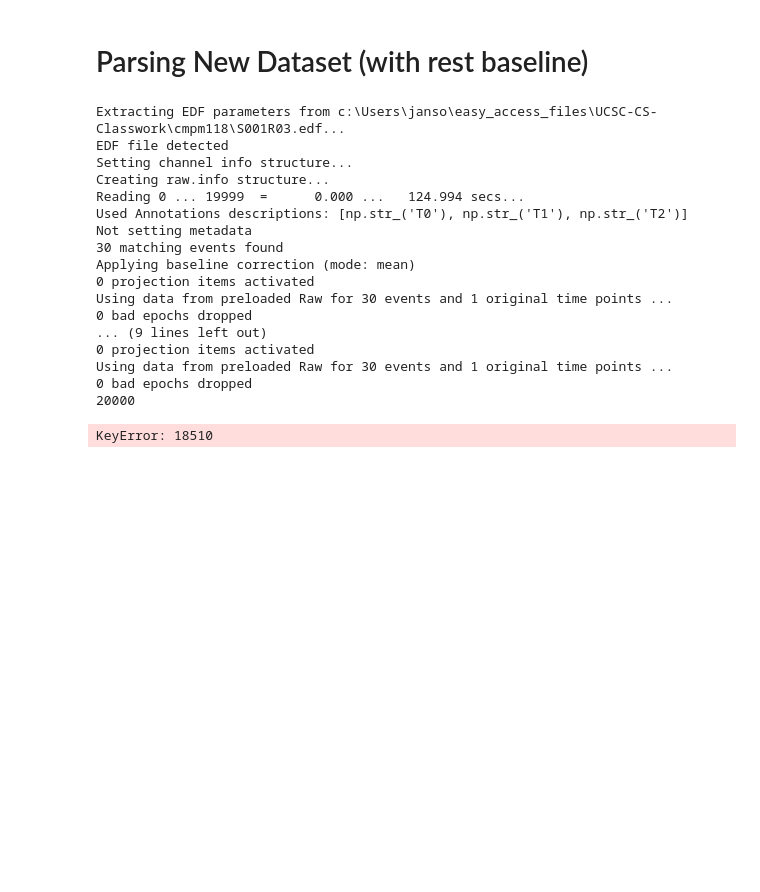
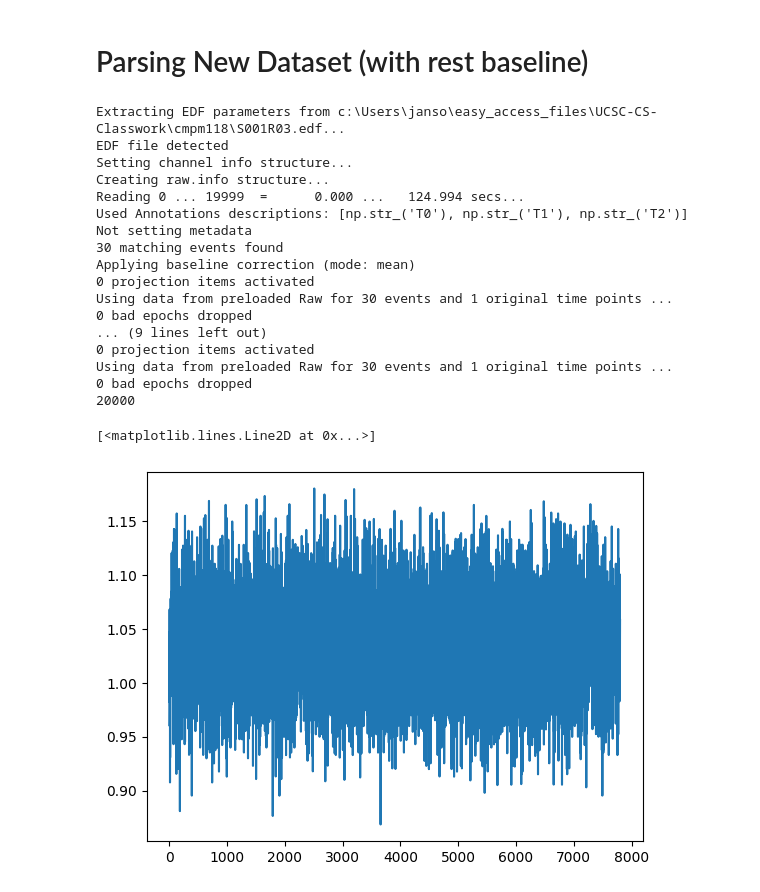
Before and after one commit to sierrajanson/cmpm118, a Jupyter notebook: encode.ipynb, the cells around one changed output. Drawn from its saved outputs; the diff is of its cells as text; code cells hidden in the pictures; blank space fills up the shorter version.

Commit message:
model working

```diff
--- a/encode.ipynb
+++ b/encode.ipynb
@@ -447,8 +447,8 @@ class CustomDataset():
         col0 = np.array(labels).reshape(-1,1)
         cols = np.array(features)
         self.data = pd.DataFrame(np.hstack((col0, cols)))
-        self.labels = pd.DataFrame(labels) # set the first line of the input data as the label (Originally 1 or 2, but we -1 here so they become 0 or 1)
-        self.features = pd.DataFrame(features) # set the rest of the input data as the feature (FLUX over time)
+        self.labels = labels # set the first line of the input data as the label (Originally 1 or 2, but we -1 here so they become 0 or 1)
+        self.features = features # set the rest of the input data as the feature (FLUX over time)
         # what is below
         self.transform = transform # transformation (which is None) that will be applied to samples.
         # If you want to have a look at how does this dataset look like with pandas,
@@ -512,11 +512,11 @@ class Net(nn.Module):
         super().__init__()
 
         # Initialize layers (3 linear layers and 3 leaky layers)
-        self.fc1 = nn.Linear(3197, 128) # takes an input of 3197 and outputs 128
+        self.fc1 = nn.Linear(64, 128) # takes an input of 3197 and outputs 128
         self.lif1 = snn.Leaky(beta=beta, spike_grad=spike_grad)
         self.fc2 = nn.Linear(64, 64) # takes an input of 64 and outputs 68
         self.lif2 = snn.Leaky(beta=beta, spike_grad=spike_grad)
-        self.fc3 = nn.Linear(32, 2) # takes in 32 inputs and outputs our two outputs (planet with/without an exoplanet)
+        self.fc3 = nn.Linear(32, 3) # takes in 32 inputs and outputs our two outputs (planet with/without an exoplanet)
         self.lif3 = snn.Leaky(beta=beta, spike_grad=spike_grad)
 
     def forward(self, x):
@@ -542,5 +542,5 @@ model = Net()
 criterion = nn.CrossEntropyLoss()  # look up binarycross entropy if we have time
 optimizer = optim.SGD(model.parameters(), lr=0.001) # stochastic gradient descent with a learning rate of 0.001
 # %%
-results = pd.DataFrame(columns=['Epoch', 'Accuracy', 'Sensitivity', 'Specificity', 'AUC-ROC', 'Test Loss'])
-num_epochs = 100
+results = pd.DataFrame(columns=['Epoch', 'Accuracy','Test Loss'])#['Epoch', 'Accuracy', 'Sensitivity', 'Specificity', 'AUC-ROC', 'Test Loss'])
+num_epochs = 25
@@ -558,16 +549,16 @@ losses = []
 for epoch in range(num_epochs): # iterate through num_epochs
     model.train() # forward pass
     for data in train_dataloader: # iterate through every data sample
-        print("HELLO")
         inputs, labels = data['feature'].float(), data['label']  # Float
         optimizer.zero_grad() # clear previously stored gradients
         outputs = model(inputs) #
         loss = criterion(outputs, labels) # calculates the difference (loss) between actual values and predictions
         loss.backward() # backward pass on the loss
         optimizer.step() # updates parameters
-        losses.append(loss)
+        losses.append(loss.detach().numpy())
+        # print(loss)
     # Test Set, evaluate the model every epoch
-    model.eval()
+    # model.eval()
     # with torch.no_grad():
     #     test_loss = 0.0
     #     correct = 0
@@ -581,7 +572,7 @@ for epoch in range(num_epochs): # iterate through num_epochs
     #         test_loss += criterion(outputs, labels).item()
     #         _, predicted = torch.max(outputs.data, 1)
     #         total += labels.size(0)
-    #         print(labels)
+    #         # print(labels)
     #         correct += (predicted == labels).sum().item()
     #         all_labels.extend(labels.cpu().numpy())
     #         all_predicted.extend(predicted.cpu().numpy())
@@ -598,25 +589,29 @@ for epoch in range(num_epochs): # iterate through num_epochs
     #     # initialize a confusing matrix
     #     cm = confusion_matrix(all_labels, all_predicted)
     #     # grab the amount of true negatives and positives, and false negatives and positives.
-    #     tn, fp, fn, tp = cm.ravel()
-    #     # calculate sensitivity
-    #     sensitivity = 100 * tp / (tp + fn) if (tp + fn) > 0 else 0.0
-    #     # calculate specificity
-    #     specificity = 100 * tn / (tn + fp) if (tn + fp) > 0 else 0.0
-    #     # calculate AUC-ROC
-    #     auc_roc = 100 * roc_auc_score(all_labels, all_probs)
+    #     # tn, fp, fn, tp = cm.ravel()
+    #     # # calculate sensitivity
+    #     # sensitivity = 100 * tp / (tp + fn) if (tp + fn) > 0 else 0.0
+    #     # # calculate specificity
+    #     # specificity = 100 * tn / (tn + fp) if (tn + fp) > 0 else 0.0
+    #     # # calculate AUC-ROC
+    #     # auc_roc = 100 * roc_auc_score(all_labels, all_probs)
     #     print(
     #         f'Epoch [{epoch + 1}/{num_epochs}] Test Loss: {test_loss / len(test_dataloader):.2f} '
-    #         f'Test Accuracy: {accuracy:.2f}% Sensitivity: {sensitivity:.2f}% Specificity: {specificity:.2f}% AUC-ROC: {auc_roc:.4f}%'
+    #         f'Test Accuracy: {accuracy:.2f}'
     #     )
+    #         # f'Test Accuracy: {accuracy:.2f}% Sensitivity: {sensitivity:.2f}% Specificity: {specificity:.2f}% AUC-ROC: {auc_roc:.4f}%'
 
     #     results = results._append({
     #         'Epoch': epoch + 1,
     #         'Accuracy': accuracy,
-    #         'Sensitivity': sensitivity,
-    #         'Specificity': specificity,
     #         'Test Loss': test_loss / len(test_dataloader),
-    #         'AUC-ROC': auc_roc
     #     }, ignore_index=True)
+            #         'Sensitivity': sensitivity,
+            # 'Specificity': specificity,
+            #         'AUC-ROC': auc_roc
-# %% [output]
-KeyError: 18510
+# %%
+plt.plot(losses)
+# %% [output]
+[<matplotlib.lines.Line2D at 0x...>]
+[figure, added]
```
Also changed, not shown: parts of 1 cell of this notebook.
